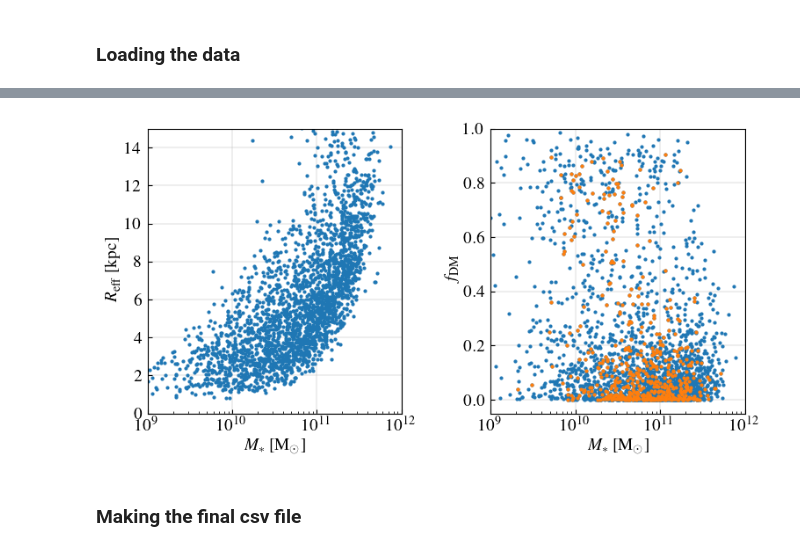
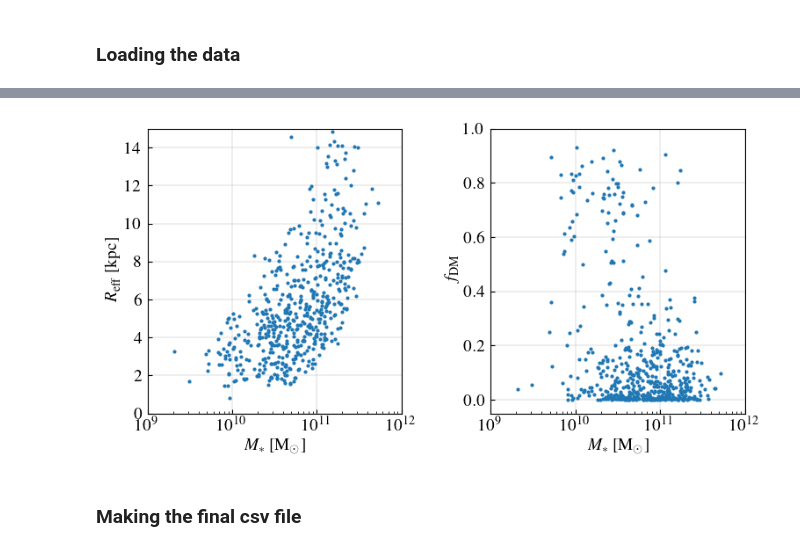
Before and after one commit to Annapreto23/TangoSIDM_DMFraction, a Jupyter notebook: data/Observational_datasets/MANGA_post_processed.ipynb, the cells around one changed output, grey strips where cells are left out. Cells and saved outputs as stored; diff of their text form; code cells hidden in the pictures.

Commit message:
Minor changes to the MaNGA post-processed method

```diff
--- a/data/Observational_datasets/MANGA_post_processed.ipynb
+++ b/data/Observational_datasets/MANGA_post_processed.ipynb
@@ -16,28 +45,35 @@ loct = Yang07['f12']
 # %%
-Plate_IFU = manga_dataset[1].data['plateifu']
-manga_ID = manga_dataset[1].data['mangaid']
+Plate_IFU = manga_dataset[1].data['plateifu'] # Manga identifiers
+manga_ID = manga_dataset[1].data['mangaid'] # Manga identifiers
 
 loct = Yang07['f12']
-Qual = manga_dataset[1].data['Qual']
-fDM = manga_dataset[8].data['fdm_Re']
+Qual = manga_dataset[1].data['Qual'] # Visual Quality of JAM models, classified as -1, 0, 1, 2, 3 (worst to best). For this work Q=3 is recommended.
 M_stellar = manga_dataset[1].data['Lum_tot_MGE'] + manga_M2L_SPS - 0.25 # logMstellar [Msun] Chabrier IMF
-Reff = manga_dataset[1].data['Re_kpc_MGE'] # Reff [kpc]
+Reff = manga_dataset[1].data['Re_kpc_MGE'] # Reff [kpc] effective radius (projected half-light radius from MGE fitting in SDSS r-band)
 
-fdm_gNFW_cyl = manga_dataset[8].data['fdm_Re']
-fdm_gNFW_sph = manga_dataset[9].data['fdm_Re']
-Gt_gNFW_cyl = manga_dataset[8].data['MW_Gt_Re']
-Gt_gNFW_sph = manga_dataset[9].data['MW_Gt_Re']
+fDM_NFW_JAMcyl = manga_dataset[4].data['fdm_Re'] # JAM_cyl + NFW
+fDM_NFW_JAMsph = manga_dataset[5].data['fdm_Re'] # JAM_sph + NFW
+fDM_fNFW_JAMcyl = manga_dataset[6].data['fdm_Re'] # JAM_cyl + fixed NFW
+fDM_fNFW_JAMsph = manga_dataset[7].data['fdm_Re'] # JAM_sph + fixed NFW
+fDM_gNFW_JAMcyl = manga_dataset[8].data['fdm_Re'] # JAM_cyl + gNFW
+fDM_gNFW_JAMsph = manga_dataset[9].data['fdm_Re'] # JAM_sph + gNFW
 
-quality_flag_jam = (Qual>=1) & (np.abs(Gt_gNFW_cyl-Gt_gNFW_sph)<3*0.079) & (~np.isnan(Gt_gNFW_cyl))
-quality_flag_fdm = np.abs(fdm_gNFW_cyl-fdm_gNFW_sph) < 0.10
+quality_flag_jam = (Qual==3) # Recommended when looking at fDM
+quality_flag_fdm = np.abs(fDM_gNFW_JAMcyl-fDM_gNFW_JAMsph) < 0.1 # Recommended to be sure the fDM is robust to the method
 quality_flag_all = quality_flag_jam & (loct==1) & (~np.isnan(M_stellar)) & quality_flag_fdm
 
-fDM = fDM[quality_flag_all]
+fDM = fDM_gNFW_JAMcyl[quality_flag_all]
 M_stellar = 10**M_stellar[quality_flag_all]
-Qual = Qual[quality_flag_all]
 Reff = Reff[quality_flag_all]
 Plate_IFU = Plate_IFU[quality_flag_all]
 manga_ID = manga_ID[quality_flag_all]
 num_sample = len(M_stellar)
+
+fDM_NFW_JAMcyl = fDM_NFW_JAMcyl[quality_flag_all]
+fDM_NFW_JAMsph = fDM_NFW_JAMsph[quality_flag_all]
+fDM_fNFW_JAMcyl = fDM_fNFW_JAMcyl[quality_flag_all]
+fDM_fNFW_JAMsph = fDM_fNFW_JAMsph[quality_flag_all]
+fDM_gNFW_JAMcyl = fDM_gNFW_JAMcyl[quality_flag_all]
+fDM_gNFW_JAMsph = fDM_gNFW_JAMsph[quality_flag_all]
 # %%
 manga_dataset.close()
@@ -54,35 +158,34 @@ params = {
     "figure.subplot.bottom": 0.12,
     "figure.subplot.top": 0.93,
     "figure.subplot.wspace": 0.35,
     "figure.subplot.hspace": 0.35,
     "lines.markersize": 2,
     "lines.linewidth": 1,
     "figure.max_open_warning": 0,
 }
 plt.rcParams.update(params)
 plt.figure()
 ax = plt.subplot(1, 2, 1)
 plt.grid(linestyle='-', linewidth=0.3)
 plt.plot(M_stellar, Reff, 'o')
 plt.axis([1e9, 1e12, 0, 15])
 plt.xscale('log')
 plt.ylabel(r"$R_{\mathrm{eff}}$ [kpc]")
 plt.xlabel("$M_{*}$ [M$_{\odot}$]")
 ax.tick_params(direction='in', axis='both', which='both', pad=4.5)
 
 ax = plt.subplot(1, 2, 2)
 plt.grid(linestyle='-', linewidth=0.3)
 plt.plot(M_stellar, fDM, 'o')
-plt.plot(M_stellar[Qual>2], fDM[Qual>2], 'o')
 
 plt.axis([1e9, 1e12, -0.05, 1])
 plt.xscale('log')
 plt.ylabel(r"$f_{\mathrm{DM}}$")
 plt.xlabel("$M_{*}$ [M$_{\odot}$]")
 ax.tick_params(direction='in', axis='both', which='both', pad=4.5)
 plt.show()
 # %% [output]
-[figure, old version]
+[figure, new version]
 # %% [markdown]
 ### Making the final csv file
 # %%
```
Also changed, not shown: parts of 7 cells of this notebook, 4 other files.
